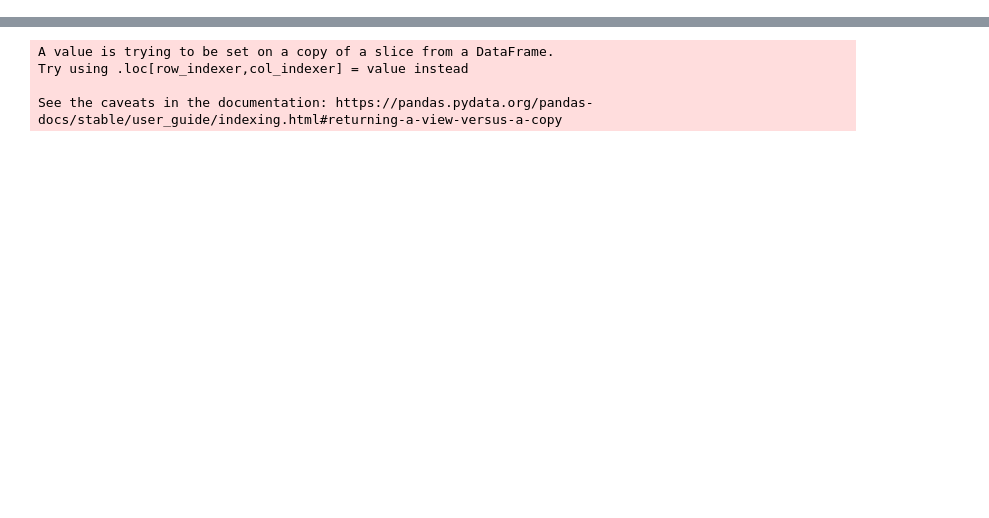
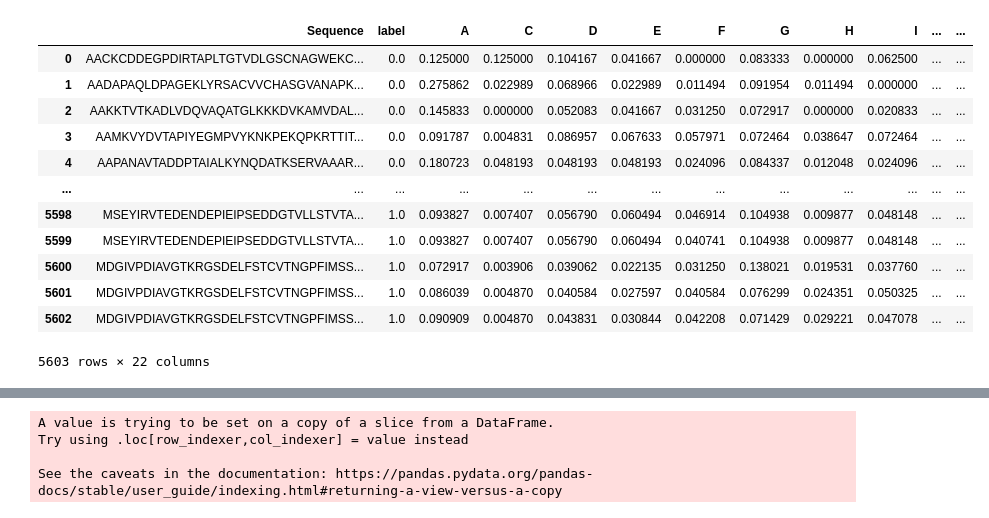
Before and after one commit to ruanzy13/cs189, a Jupyter notebook: data_cleaning.ipynb, the cells around one changed output, grey strips where cells are left out. Saved outputs shown, nothing was run; the diff lists cells and outputs as text; code cells hidden in the pictures; blank space fills up the shorter version.

Commit message:
finished data cleaning

```diff
--- a/data_cleaning.ipynb
+++ b/data_cleaning.ipynb
@@ -1,3 +1,15 @@
 # %%
 import pandas as pd
 import numpy as np
+# %%
+negative_dataset = pd.read_csv('negative_dataset.txt', header = None)
+negative_dataset.columns = ["Sequence"]
+negative_dataset["label"] = np.zeros(len(negative_dataset))
+#positive_dataset = pd.read_csv('positive_dataset.txt', header = None)
+
+positive_dataset_1 = pd.read_csv('positive_dataset_1.txt', header = None)
+positive_dataset_1.columns = ["Sequence"]
+positive_dataset_1["label"] = np.ones(len(positive_dataset_1))
+
+# Concatenate both dataset
+data = pd.concat([negative_dataset, positive_dataset_1], ignore_index=True)
@@ -3,0 +20,24 @@ import numpy as np
+# %%
+from Bio.SeqUtils.ProtParam import ProteinAnalysis
+
+#Calculate compositions
+compositions = data['Sequence'].apply(lambda x: ProteinAnalysis(x).get_amino_acids_percent())
+df = pd.DataFrame.from_dict(compositions)
+df = df['Sequence'].apply(pd.Series)
+data1 = data.copy()
+data1 = pd.concat([data1, df], axis = 1)
+data1
+# %% [output]
+|  | Sequence | label | A | C | D | E | F | G | H | I | ... | ... |
+| 0 | AACKCDDEGPDIRTAPLTGTVDLGSCNAGWEKC... | 0.0 | 0.125000 | 0.125000 | 0.104167 | 0.041667 | 0.000000 | 0.083333 | 0.000000 | 0.062500 | ... | ... |
+| 1 | AADAPAQLDPAGEKLYRSACVVCHASGVANAPK... | 0.0 | 0.275862 | 0.022989 | 0.068966 | 0.022989 | 0.011494 | 0.091954 | 0.011494 | 0.000000 | ... | ... |
+| 2 | AAKKTVTKADLVDQVAQATGLKKKDVKAMVDAL... | 0.0 | 0.145833 | 0.000000 | 0.052083 | 0.041667 | 0.031250 | 0.072917 | 0.000000 | 0.020833 | ... | ... |
+| 3 | AAMKVYDVTAPIYEGMPVYKNKPEKQPKRTTIT... | 0.0 | 0.091787 | 0.004831 | 0.086957 | 0.067633 | 0.057971 | 0.072464 | 0.038647 | 0.072464 | ... | ... |
+| 4 | AAPANAVTADDPTAIALKYNQDATKSERVAAAR... | 0.0 | 0.180723 | 0.048193 | 0.048193 | 0.048193 | 0.024096 | 0.084337 | 0.012048 | 0.024096 | ... | ... |
+| ... | ... | ... | ... | ... | ... | ... | ... | ... | ... | ... | ... | ... |
+| 5598 | MSEYIRVTEDENDEPIEIPSEDDGTVLLSTVTA... | 1.0 | 0.093827 | 0.007407 | 0.056790 | 0.060494 | 0.046914 | 0.104938 | 0.009877 | 0.048148 | ... | ... |
+| 5599 | MSEYIRVTEDENDEPIEIPSEDDGTVLLSTVTA... | 1.0 | 0.093827 | 0.007407 | 0.056790 | 0.060494 | 0.040741 | 0.104938 | 0.009877 | 0.048148 | ... | ... |
+| 5600 | MDGIVPDIAVGTKRGSDELFSTCVTNGPFIMSS... | 1.0 | 0.072917 | 0.003906 | 0.039062 | 0.022135 | 0.031250 | 0.138021 | 0.019531 | 0.037760 | ... | ... |
+| 5601 | MDGIVPDIAVGTKRGSDELFSTCVTNGPFIMSS... | 1.0 | 0.086039 | 0.004870 | 0.040584 | 0.027597 | 0.040584 | 0.076299 | 0.024351 | 0.050325 | ... | ... |
+| 5602 | MDGIVPDIAVGTKRGSDELFSTCVTNGPFIMSS... | 1.0 | 0.090909 | 0.004870 | 0.043831 | 0.030844 | 0.042208 | 0.071429 | 0.029221 | 0.047078 | ... | ... |
+5603 rows × 22 columns
```
Also changed, not shown: parts of 7 cells of this notebook.
